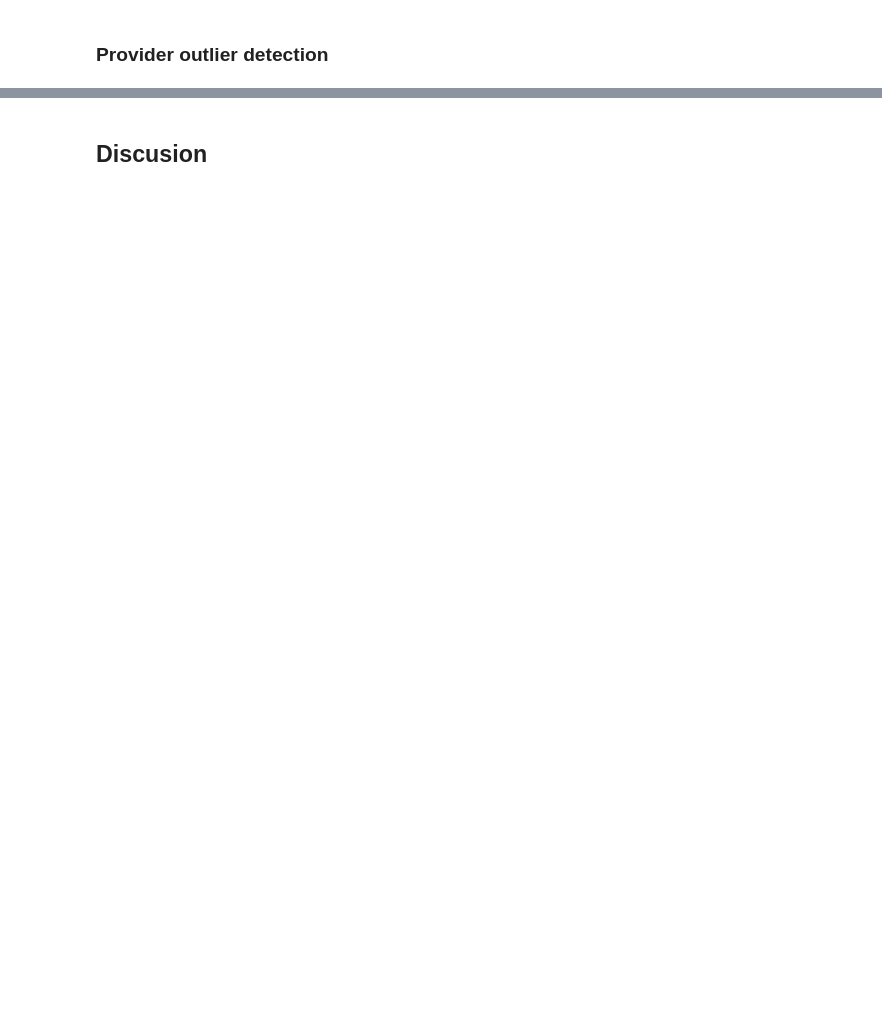
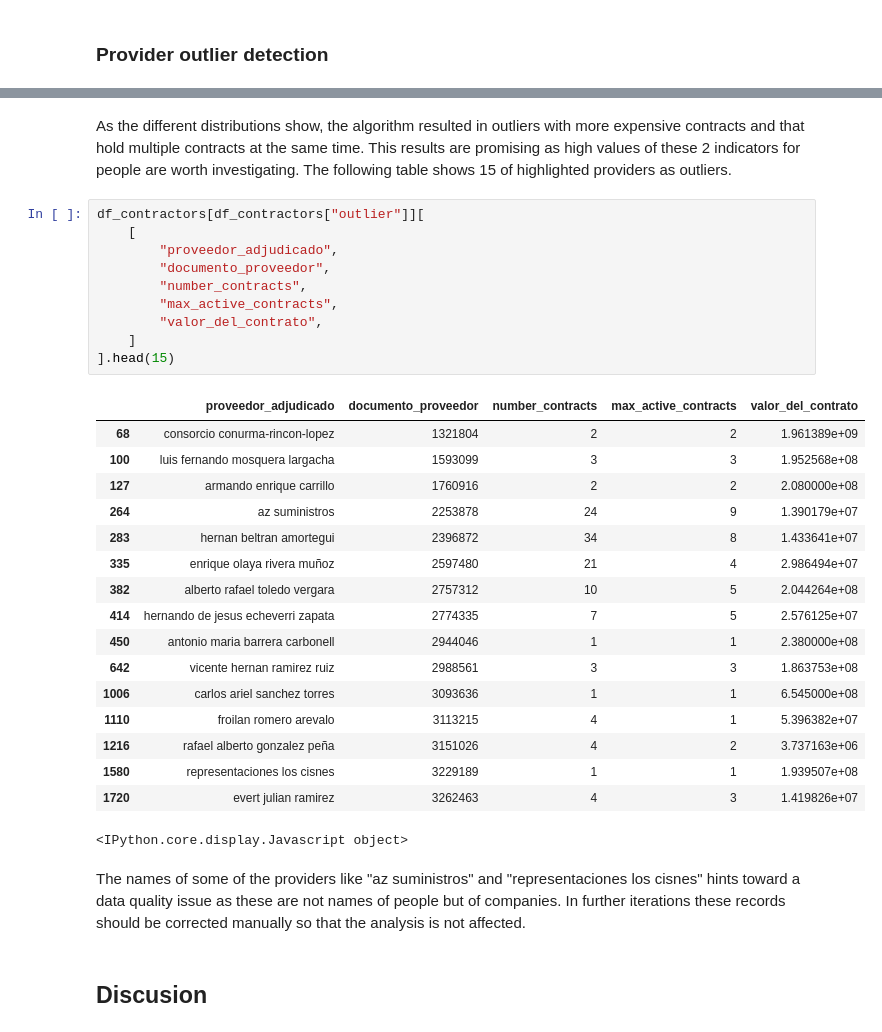
Before and after one commit to jcazuero94/PublicContractingColombia, a Jupyter notebook: notebooks/Report.ipynb, the cells around one changed output, grey strips where cells are left out. Drawn from its saved outputs; the diff is of its cells as text; blank space fills up the shorter version.

```diff
--- a/notebooks/Report.ipynb
+++ b/notebooks/Report.ipynb
@@ -361,2 +433,34 @@ A random forest regressor was also constructed using the TfIdf vectorization. Th
+# %% [markdown]
+As the different distributions show, the algorithm resulted in outliers with more expensive contracts and that hold multiple contracts at the same time. This results are promising as high values of these 2 indicators for people are worth investigating. The following table shows 15 of highlighted providers as outliers.
+# %%
+df_contractors[df_contractors["outlier"]][
+    [
+        "proveedor_adjudicado",
+        "documento_proveedor",
+        "number_contracts",
+        "max_active_contracts",
+        "valor_del_contrato",
+    ]
+].head(15)
+# %% [output]
+|  | proveedor_adjudicado | documento_proveedor | number_contracts | max_active_contracts | valor_del_contrato |
+| 68 | consorcio conurma-rincon-lopez | 1321804 | 2 | 2 | 1.961389e+09 |
+| 100 | luis fernando mosquera largacha | 1593099 | 3 | 3 | 1.952568e+08 |
+| 127 | armando enrique carrillo | 1760916 | 2 | 2 | 2.080000e+08 |
+| 264 | az suministros | 2253878 | 24 | 9 | 1.390179e+07 |
+| 283 | hernan beltran amortegui | 2396872 | 34 | 8 | 1.433641e+07 |
+| 335 | enrique olaya rivera muñoz | 2597480 | 21 | 4 | 2.986494e+07 |
+| 382 | alberto rafael toledo vergara | 2757312 | 10 | 5 | 2.044264e+08 |
+| 414 | hernando de jesus echeverri zapata | 2774335 | 7 | 5 | 2.576125e+07 |
+| 450 | antonio maria barrera carbonell | 2944046 | 1 | 1 | 2.380000e+08 |
+| 642 | vicente hernan ramirez ruiz | 2988561 | 3 | 3 | 1.863753e+08 |
+| 1006 | carlos ariel sanchez torres | 3093636 | 1 | 1 | 6.545000e+08 |
+| 1110 | froilan romero arevalo | 3113215 | 4 | 1 | 5.396382e+07 |
+| 1216 | rafael alberto gonzalez peña | 3151026 | 4 | 2 | 3.737163e+06 |
+| 1580 | representaciones los cisnes | 3229189 | 1 | 1 | 1.939507e+08 |
+| 1720 | evert julian ramirez | 3262463 | 4 | 3 | 1.419826e+07 |
+<IPython.core.display.Javascript object>
+# %% [markdown]
+The names of some of the providers like "az suministros" and "representaciones los cisnes" hints toward a data quality issue as these are not names of people but of companies. In further iterations these records should be corrected manually so that the analysis is not affected.
 # %% [markdown]
 ## Discusion
```
Also changed, not shown: parts of 20 cells of this notebook, 21 other files.
